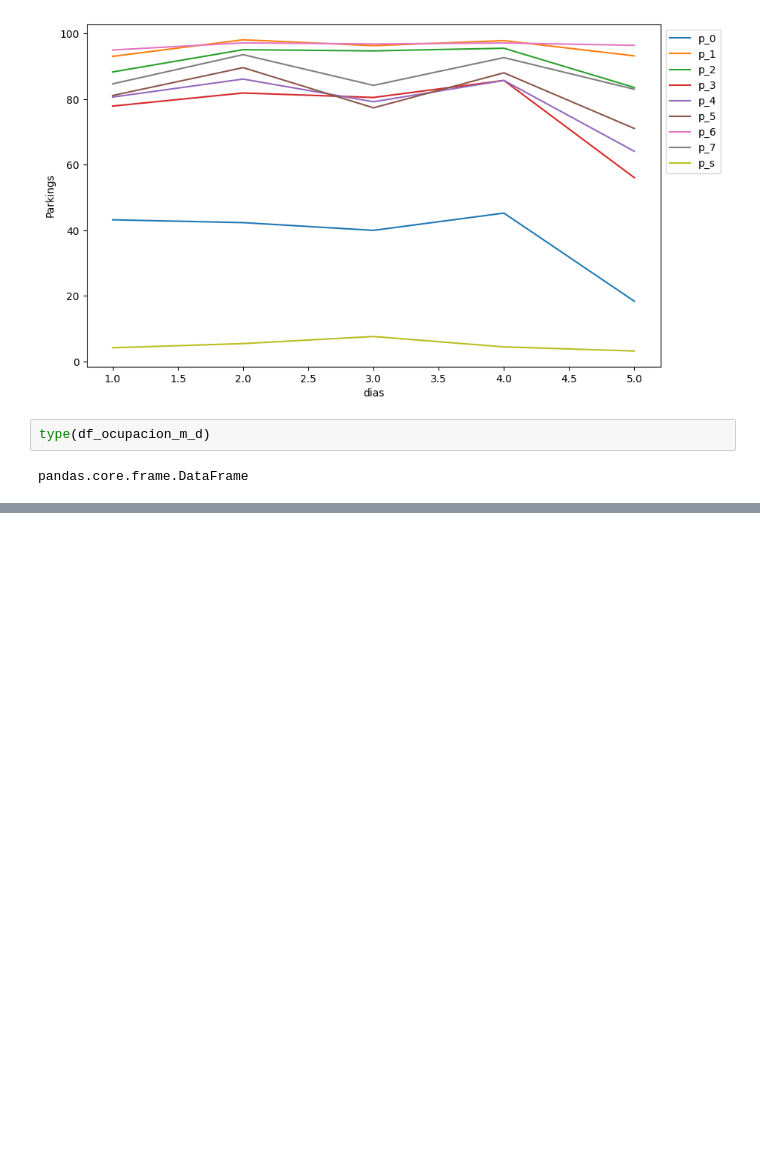
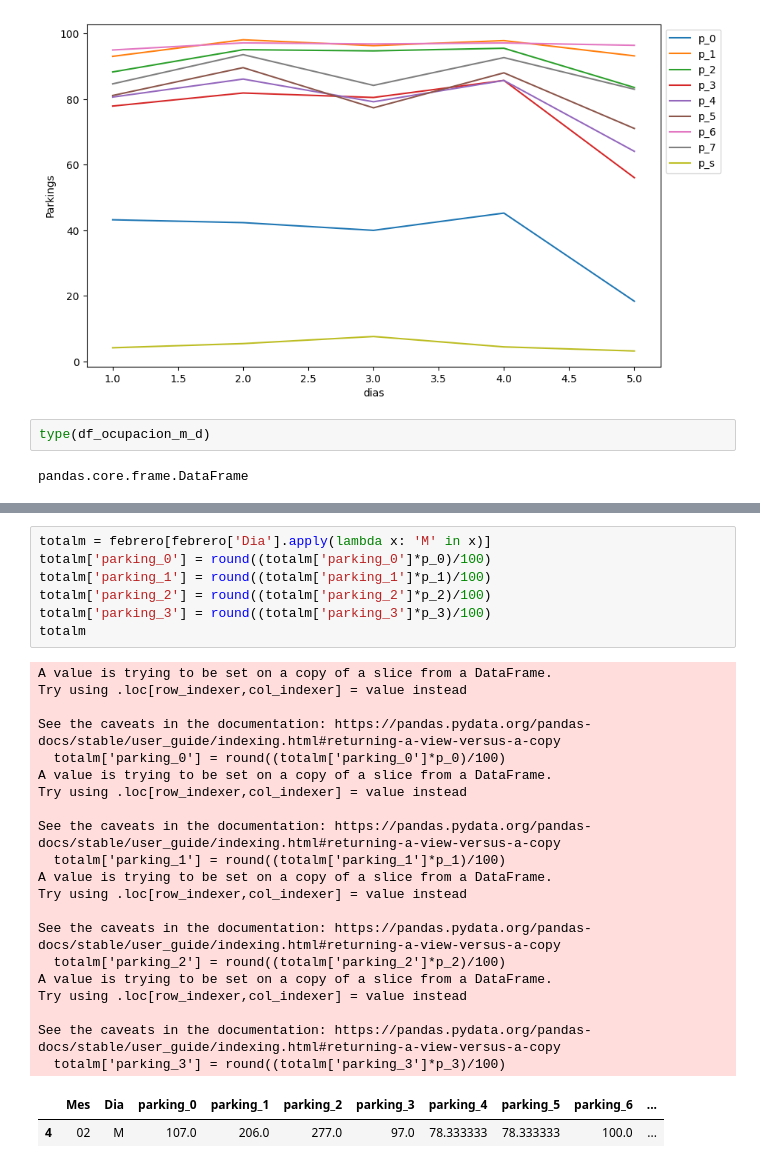
Before and after one commit to Ana-AlonsoCanizares/Practicas_Individuales, a Jupyter notebook: PI_parking.ipynb, the cells around one changed output, grey strips where cells are left out. Saved outputs shown, nothing was run; the diff lists cells and outputs as text; blank space fills up the shorter version.

```diff
--- a/PI_parking.ipynb
+++ b/PI_parking.ipynb
@@ -441,0 +485,30 @@ p_s =
+# %%
+totalm = febrero[febrero['Dia'].apply(lambda x: 'M' in x)]
+totalm['parking_0'] = round((totalm['parking_0']*p_0)/100)
+totalm['parking_1'] = round((totalm['parking_1']*p_1)/100)
+totalm['parking_2'] = round((totalm['parking_2']*p_2)/100)
+totalm['parking_3'] = round((totalm['parking_3']*p_3)/100)
+totalm
+# %% [output]
+A value is trying to be set on a copy of a slice from a DataFrame.
+Try using .loc[row_indexer,col_indexer] = value instead
+
+See the caveats in the documentation: https://pandas.pydata.org/pandas-docs/stable/user_guide/indexing.html#returning-a-view-versus-a-copy
+  totalm['parking_0'] = round((totalm['parking_0']*p_0)/100)
+A value is trying to be set on a copy of a slice from a DataFrame.
+Try using .loc[row_indexer,col_indexer] = value instead
+
+See the caveats in the documentation: https://pandas.pydata.org/pandas-docs/stable/user_guide/indexing.html#returning-a-view-versus-a-copy
+  totalm['parking_1'] = round((totalm['parking_1']*p_1)/100)
+A value is trying to be set on a copy of a slice from a DataFrame.
+Try using .loc[row_indexer,col_indexer] = value instead
+
+See the caveats in the documentation: https://pandas.pydata.org/pandas-docs/stable/user_guide/indexing.html#returning-a-view-versus-a-copy
+  totalm['parking_2'] = round((totalm['parking_2']*p_2)/100)
+A value is trying to be set on a copy of a slice from a DataFrame.
+Try using .loc[row_indexer,col_indexer] = value instead
+
+See the caveats in the documentation: https://pandas.pydata.org/pandas-docs/stable/user_guide/indexing.html#returning-a-view-versus-a-copy
+  totalm['parking_3'] = round((totalm['parking_3']*p_3)/100)
+|  | Mes | Dia | parking_0 | parking_1 | parking_2 | parking_3 | parking_4 | parking_5 | parking_6 | ... |
+| 4 | 02 | M | 107.0 | 206.0 | 277.0 | 97.0 | 78.333333 | 78.333333 | 100.0 | ... |
```
Also changed, not shown: parts of 8 cells of this notebook.
